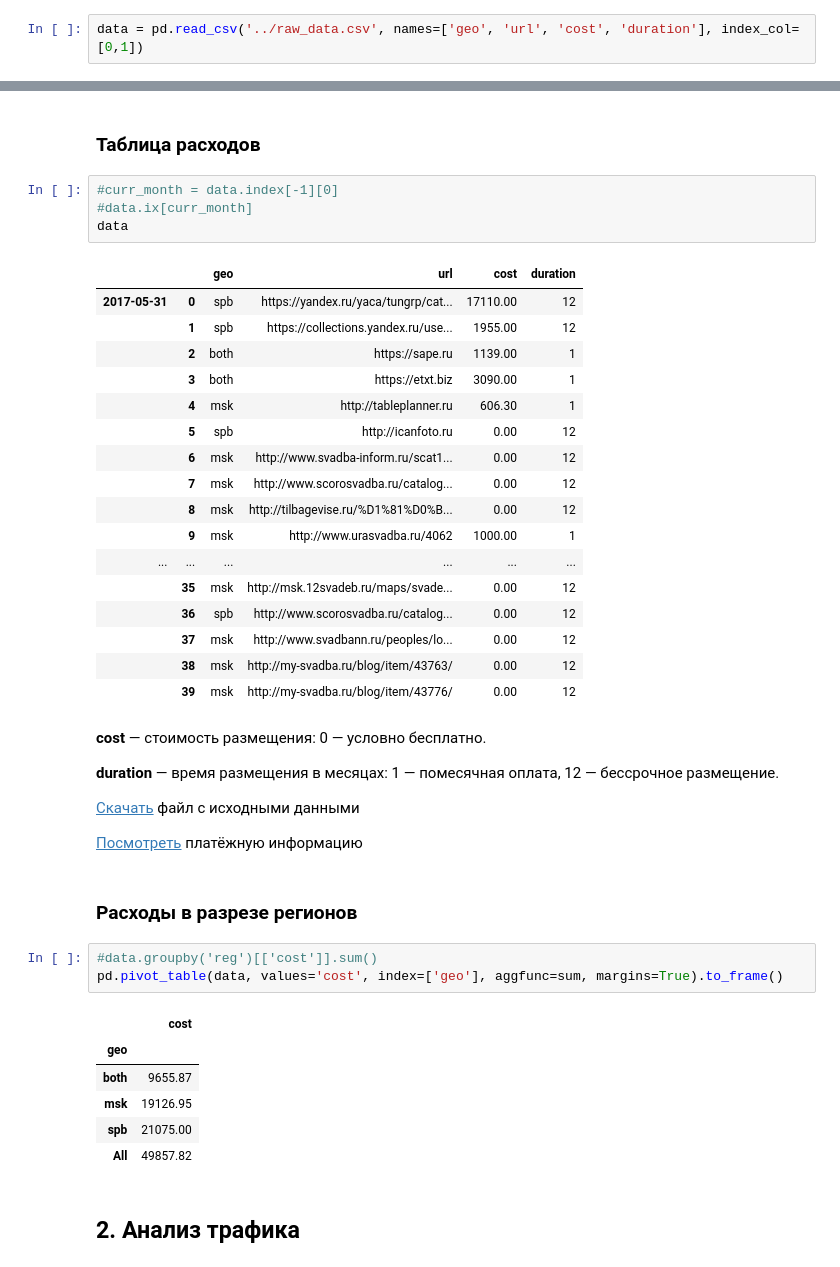
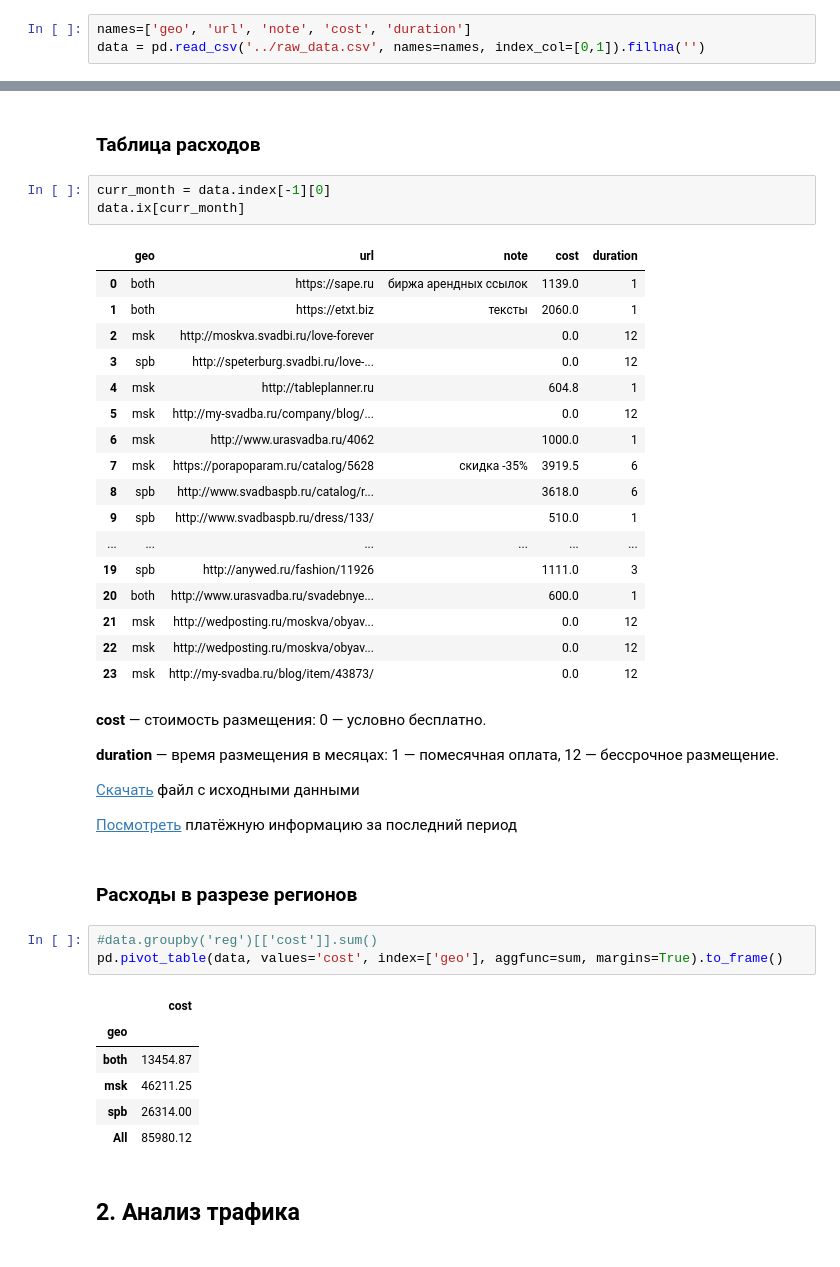
Before and after one commit to salon-love-forever/reports, a Jupyter notebook: slon-love-forever.ru.ipynb, the cells around one changed output, grey strips where cells are left out. Drawn from its saved outputs; the diff is of its cells as text.

Commit message:
Update data tables

```diff
--- a/slon-love-forever.ru.ipynb
+++ b/slon-love-forever.ru.ipynb
@@ -15,7 +15,8 @@ offset = MonthEnd()
 # %% [markdown]
 <h3>Загрузка исходных данных</h3>
 # %%
-data = pd.read_csv('../raw_data.csv', names=['geo', 'url', 'cost', 'duration'], index_col=[0,1])
+names=['geo', 'url', 'note', 'cost', 'duration']
+data = pd.read_csv('../raw_data.csv', names=names, index_col=[0,1]).fillna('')
 # %%
 %store -r organic
 %store -r positions
@@ -24,27 +25,26 @@ data = pd.read_csv('../raw_data.csv', names=['geo', 'url', 'cost', 'duration'],
 # %% [markdown]
 ### Таблица расходов
 # %%
-#curr_month = data.index[-1][0]
-#data.ix[curr_month]
-data
+curr_month = data.index[-1][0]
+data.ix[curr_month]
 # %% [output]
-|  |  | geo | url | cost | duration |
-| 2017-05-31 | 0 | spb | https://yandex.ru/yaca/tungrp/cat... | 17110.00 | 12 |
-|  | 1 | spb | https://collections.yandex.ru/use... | 1955.00 | 12 |
-|  | 2 | both | https://sape.ru | 1139.00 | 1 |
-|  | 3 | both | https://etxt.biz | 3090.00 | 1 |
-|  | 4 | msk | http://tableplanner.ru | 606.30 | 1 |
-|  | 5 | spb | http://icanfoto.ru | 0.00 | 12 |
-|  | 6 | msk | http://www.svadba-inform.ru/scat1... | 0.00 | 12 |
-|  | 7 | msk | http://www.scorosvadba.ru/catalog... | 0.00 | 12 |
-|  | 8 | msk | http://tilbagevise.ru/%D1%81%D0%B... | 0.00 | 12 |
-|  | 9 | msk | http://www.urasvadba.ru/4062 | 1000.00 | 1 |
+|  | geo | url | note | cost | duration |
+| 0 | both | https://sape.ru | биржа арендных ссылок | 1139.0 | 1 |
+| 1 | both | https://etxt.biz | тексты | 2060.0 | 1 |
+| 2 | msk | http://moskva.svadbi.ru/love-forever |  | 0.0 | 12 |
+| 3 | spb | http://speterburg.svadbi.ru/love-... |  | 0.0 | 12 |
+| 4 | msk | http://tableplanner.ru |  | 604.8 | 1 |
+| 5 | msk | http://my-svadba.ru/company/blog/... |  | 0.0 | 12 |
+| 6 | msk | http://www.urasvadba.ru/4062 |  | 1000.0 | 1 |
+| 7 | msk | https://porapoparam.ru/catalog/5628 | скидка -35% | 3919.5 | 6 |
+| 8 | spb | http://www.svadbaspb.ru/catalog/r... |  | 3618.0 | 6 |
+| 9 | spb | http://www.svadbaspb.ru/dress/133/ |  | 510.0 | 1 |
 | ... | ... | ... | ... | ... | ... |
-|  | 35 | msk | http://msk.12svadeb.ru/maps/svade... | 0.00 | 12 |
-|  | 36 | spb | http://www.scorosvadba.ru/catalog... | 0.00 | 12 |
-|  | 37 | msk | http://www.svadbann.ru/peoples/lo... | 0.00 | 12 |
-|  | 38 | msk | http://my-svadba.ru/blog/item/43763/ | 0.00 | 12 |
-|  | 39 | msk | http://my-svadba.ru/blog/item/43776/ | 0.00 | 12 |
+| 19 | spb | http://anywed.ru/fashion/11926 |  | 1111.0 | 3 |
+| 20 | both | http://www.urasvadba.ru/svadebnye... |  | 600.0 | 1 |
+| 21 | msk | http://wedposting.ru/moskva/obyav... |  | 0.0 | 12 |
+| 22 | msk | http://wedposting.ru/moskva/obyav... |  | 0.0 | 12 |
+| 23 | msk | http://my-svadba.ru/blog/item/43873/ |  | 0.0 | 12 |
 # %% [markdown]
 **cost** — стоимость размещения: 0 — условно бесплатно.
 
@@ -52,7 +52,7 @@ data
 
 <a href="https://yadi.sk/d/Nh-WeRpo3Jfskg">Скачать</a> файл с исходными данными
 
-<a href="https://yadi.sk/d/1EXvjiS13JZEna">Посмотреть</a> платёжную информацию
+<a href="https://yadi.sk/d/1EXvjiS13JZEna">Посмотреть</a> платёжную информацию за последний период
 # %% [markdown]
 ### Расходы в разрезе регионов
 # %%
@@ -61,10 +61,10 @@ pd.pivot_table(data, values='cost', index=['geo'], aggfunc=sum, margins=True).to
 # %% [output]
 |  | cost |
 | geo |  |
-| both | 9655.87 |
-| msk | 19126.95 |
-| spb | 21075.00 |
-| All | 49857.82 |
+| both | 13454.87 |
+| msk | 46211.25 |
+| spb | 26314.00 |
+| All | 85980.12 |
 # %% [markdown]
 ## 2. Анализ трафика
 # %% [markdown]
```
Also changed, not shown: parts of 5 cells of this notebook.
